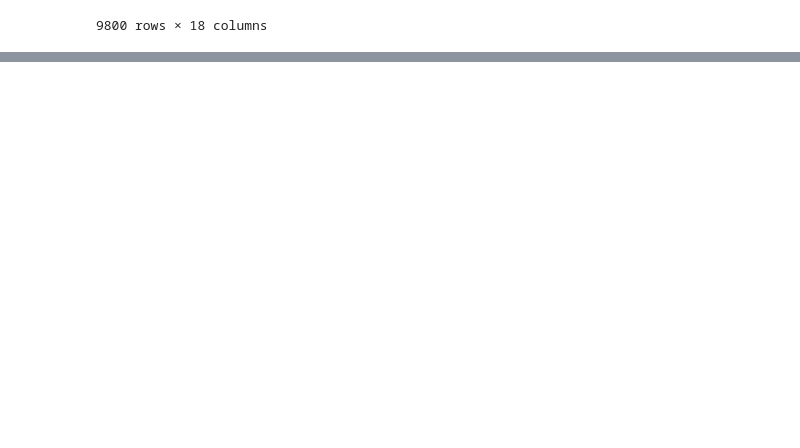
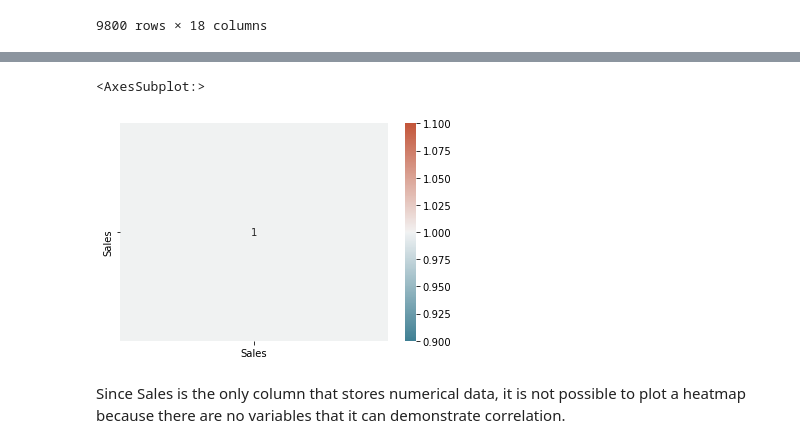
Before and after one commit to data301-2021-winter1/project-group18-project, a Jupyter notebook: notebooks/analysis2.ipynb, the cells around one changed output, grey strips where cells are left out. Cells and saved outputs as stored; diff of their text form; code cells hidden in the pictures; blank space fills up the shorter version.

```diff
--- a/notebooks/analysis2.ipynb
+++ b/notebooks/analysis2.ipynb
@@ -5,7 +5,7 @@
 I am interested in exploring whether people who spend more money on this superstore prefer first class shipping or not.e.
 # %%
 import pandas as pd
-data_raw = pd.read_csv("/Users/izgikocacelebi/Desktop/MyDirectory/data301/train.csv")
+data_raw = pd.read_csv("../../train.csv")
 # %%
 data_raw
 # %% [output]
@@ -24,0 +86,3 @@ data_raw
+# %%
+df = data_raw.drop(['Row ID','Ship Date','Country','Postal Code','City','Product ID','Product Name', 'Region'],axis = 1).reset_index(drop = True)
+df
@@ -24,0 +121,3 @@ data_raw
+# %%
+df = df.dropna(axis=0)
+df.shape
@@ -24,0 +126,3 @@ data_raw
+# %%
+df['Order Date'] = df['Order Date'].astype('datetime64[ns]')
+df
@@ -24,0 +143,8 @@ data_raw
+# %%
+correlation = df.corr()
+sns.heatmap(correlation,xticklabels = correlation.columns, yticklabels = correlation.columns, annot = True, cmap = sns.diverging_palette(220,20,as_cmap = True))
+# %% [output]
+<AxesSubplot:>
+[figure, added]
+# %% [markdown]
+Since Sales is the only column that stores numerical data, it is not possible to plot a heatmap because there are no variables that it can demonstrate correlation.
```
Also changed, not shown: parts of 23 cells of this notebook.
